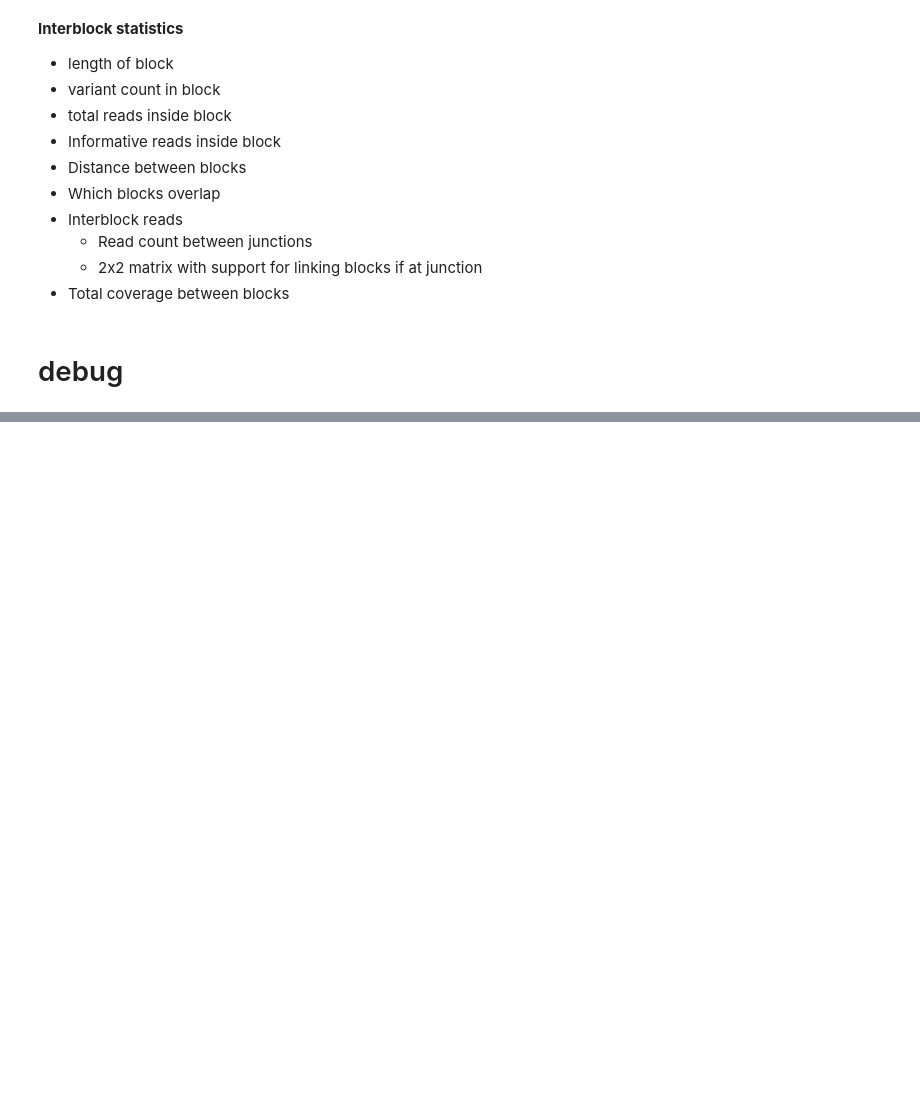
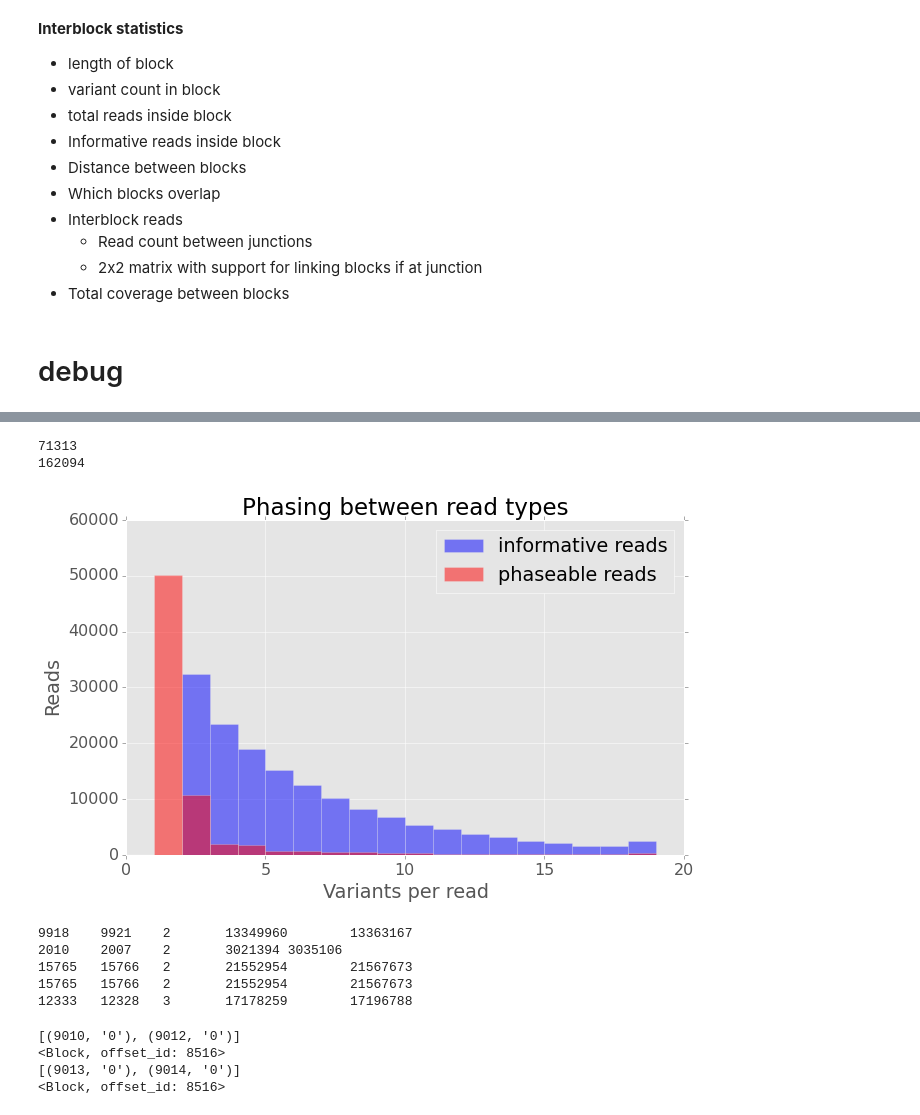
Before and after one commit to ryananeff/bashir-ipy, a Jupyter notebook: ipython/greedy-fragment-partitioner.ipynb, the cells around one changed output, grey strips where cells are left out. Saved outputs shown, nothing was run; the diff lists cells and outputs as text; code cells hidden in the pictures; blank space fills up the shorter version.

```diff
--- a/ipython/greedy-fragment-partitioner.ipynb
+++ b/ipython/greedy-fragment-partitioner.ipynb
@@ -742,17 +653,0 @@ print bam_fp
-# %%
-v = block_reader.loc(10273)
-print v
-print "block:", v.start, v.end
-for read in v.informative_reads:
-    read.addGenomicPositions(block_reader)
-    if read.chrom != "000000F":
-        print read.chrom
-    if read.start > v.end:
-        print read.start
-    if read.end < v.start:
-        print read.end
-v.addReadsToBlock(hair_reader.reads)
-print len(v.read_set)
-bam_ids = set([i.query_name for i in list(bam_fp.fetch(region=v.chrom + ':' + str(v.start) + '-' + str(v.end)))])
-print len(bam_ids)
-print len(v.read_set.intersection(bam_ids))
@@ -774,3 +661,0 @@ stats_file = '/sc/orga/scratch/bashia02/collaborations/hardik_shah/jason_new/hap
-# %%
-read = unphased_heuristics(hair_reader, block_reader, bam_fp)['m150106_014109_42177R_c100761782550000001823161607221527_s1_p0/73911/0_18036']
-read2 = hair_reader.loc(hair_reader.reads.keys()[0])
@@ -822,3 +661,0 @@ testdict = {'hello':'hey', 'foo':'bar'}
-# %%
-for k,v in testdict.iteritems():
-    print k, v
@@ -827,0 +775,56 @@ hello hey
+# %%
+print len(unphased_reads)
+print len(hair_reader.reads)
+# %% [output]
+71313
+162094
+# %%
+%matplotlib inline
+pd.set_option('display.width', 500)
+pd.set_option('display.max_columns', 100)
+plt.style.use('ggplot')
+rcParams['figure.figsize'] = (10, 6)
+rcParams['figure.dpi'] = 150
+rcParams['font.size'] = 16
+rcParams['font.family'] = 'Bitstream Vera Sans'
+# %%
+unphased_read_vc = [len(read.alleles) for read in unphased_reads.values()]
+inform_read_vc = [len(read.alleles) for read in hair_reader.reads.values()]
+pd.DataFrame(zip(unphased_read_vc, inform_read_vc)).to_csv('/hpc/users/neffr01/jason_new/hapcut_outputs/hg002_re_000000F/hapcut_qv1_mq1/unphased_vs_inform_varcount.tsv', sep='\t')
+plt.hist(inform_read_vc, bins=range(0,20), color='b', alpha=0.5, label="informative reads")
+plt.hist(unphased_read_vc, bins=range(0,20), color='r', alpha=0.5, label="phaseable reads")
+plt.legend()
+plt.title('Phasing between read types')
+plt.xlabel('Variants per read')
+plt.ylabel('Reads')
+plt.savefig("/hpc/users/neffr01/jason_new/hapcut_outputs/hg002_re_000000F/hapcut_qv1_mq1/varcount_per_read.png")
+plt.show()
+# %% [output]
+[figure, added]
+# %%
+for k, block in block_reader.blocks.iteritems():
+    block.read_set = set(block.read_set)
+for k, read in unphased_reads.iteritems():
+    read.assemble_blocks(block_reader)
+    if read.blockcount > 1:
+        if read.end-read.start > 60000:
+            continue
+        for rb in read.blocks:
+            sys.stdout.write(str(rb[0][0]) + '\t')
+        sys.stdout.write('\t'.join([str(len(read.alleles)), str(read.start), str(read.end)]))
+        sys.stdout.write('\n')
+# %% [output]
+9918    9921    2       13349960        13363167
+2010    2007    2       3021394 3035106
+15765   15766   2       21552954        21567673
+15765   15766   2       21552954        21567673
+12333   12328   3       17178259        17196788
+# %%
+for readblock in read.blocks:
+    print readblock
+    print block_reader.loc(readblock[0][0])
+# %% [output]
+[(9010, '0'), (9012, '0')]
+<Block, offset_id: 8516>
+[(9013, '0'), (9014, '0')]
+<Block, offset_id: 8516>
```
Also changed, not shown: parts of 27 cells of this notebook, 5 other files.
